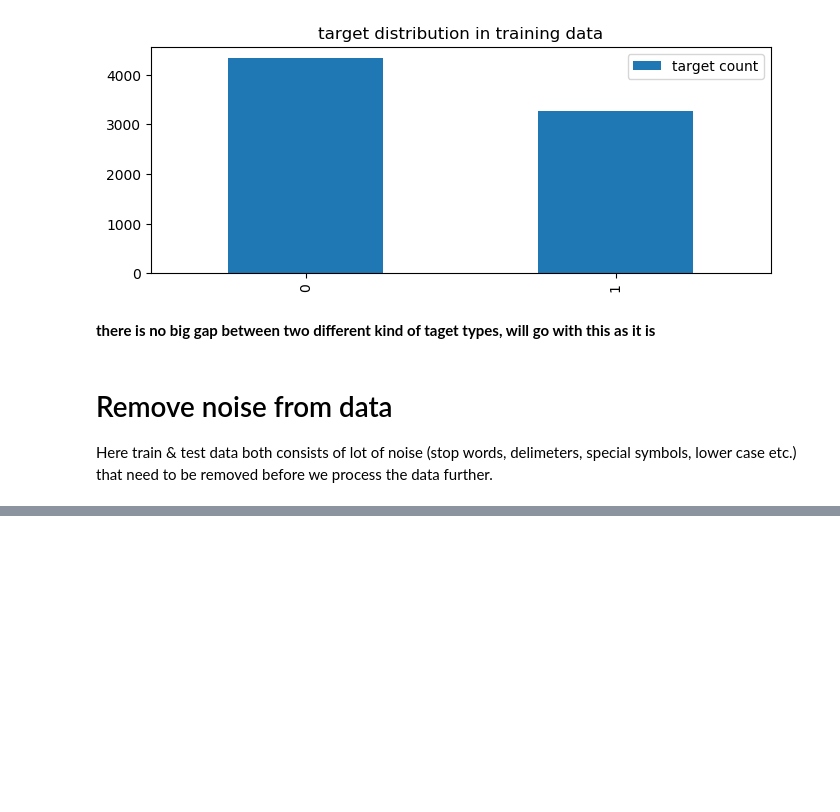
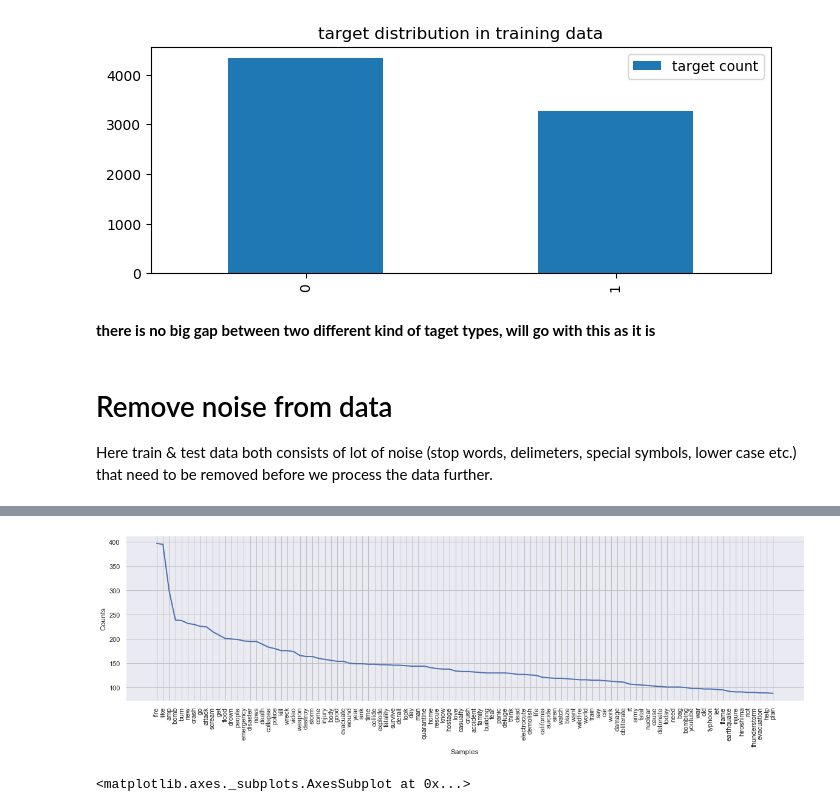
Before and after one commit to arijitde-marvell/kaggle_tweet_analysis, a Jupyter notebook: nlp_disaster_tweets_analysis.ipynb, the cells around one changed output, grey strips where cells are left out. Saved outputs shown, nothing was run; the diff lists cells and outputs as text; code cells hidden in the pictures; blank space fills up the shorter version.

```diff
--- a/nlp_disaster_tweets_analysis.ipynb
+++ b/nlp_disaster_tweets_analysis.ipynb
@@ -312,2 +315,5 @@ twdata.shape
 # %%
 twdata.to_csv('train_clean.csv')
+# %%
+# check the frequency of the words
+twdata = pd.read_csv('train_clean.csv')
@@ -313,0 +329,4 @@ twdata.to_csv('train_clean.csv')
+# %%
+all_data=" ".join(twdata['clean_text'])
+# %%
+words=all_data.split()
@@ -313,0 +358,9 @@ twdata.to_csv('train_clean.csv')
+# %%
+%matplotlib inline
+sb.set(rc={'figure.figsize':(20,5)})
+
+nltk_plot=nltk.FreqDist(words)
+nltk_plot.plot(100)
+# %% [output]
+[figure, added]
+<matplotlib.axes._subplots.AxesSubplot at 0x...>
```
Also changed, not shown: parts of 46 cells of this notebook.
